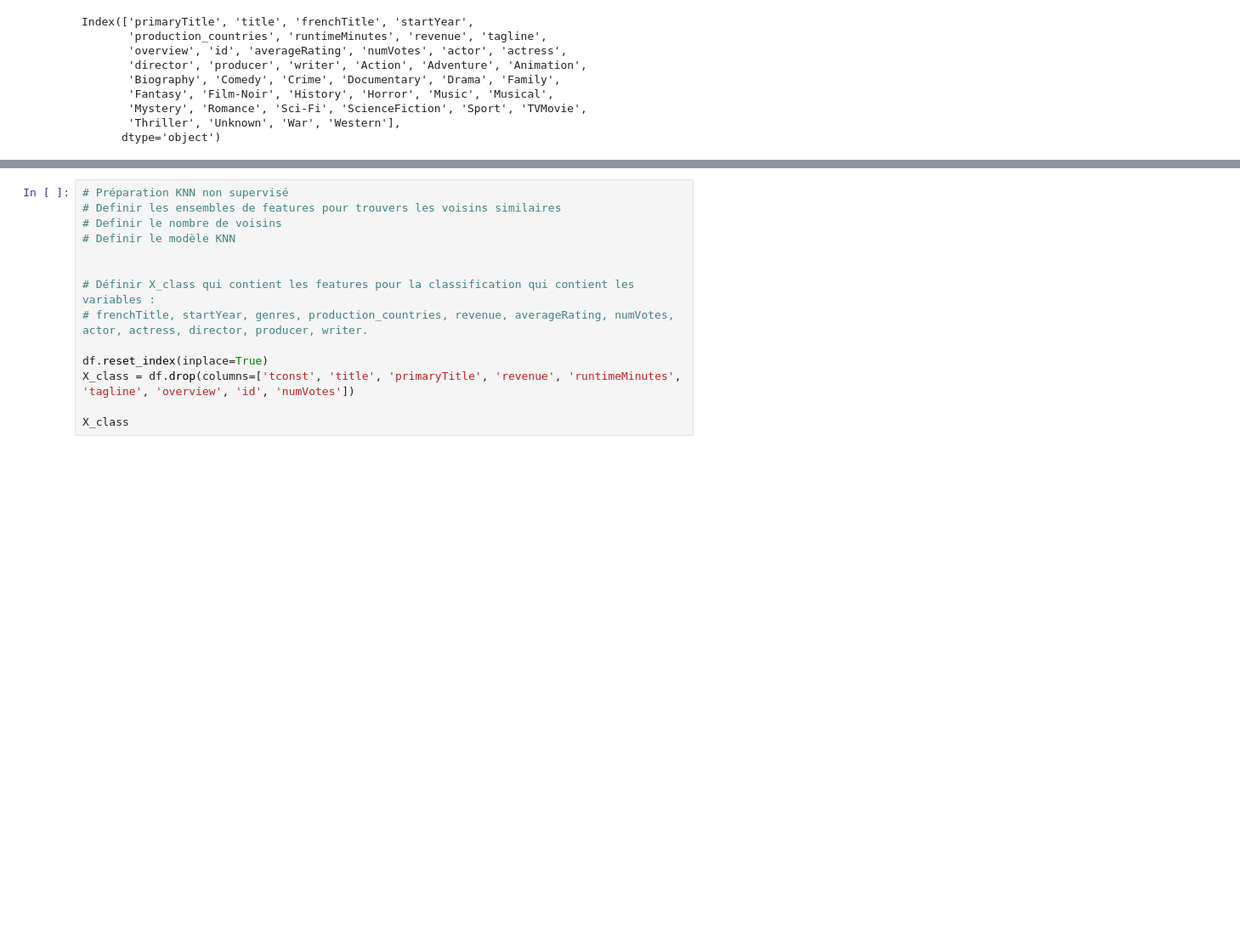
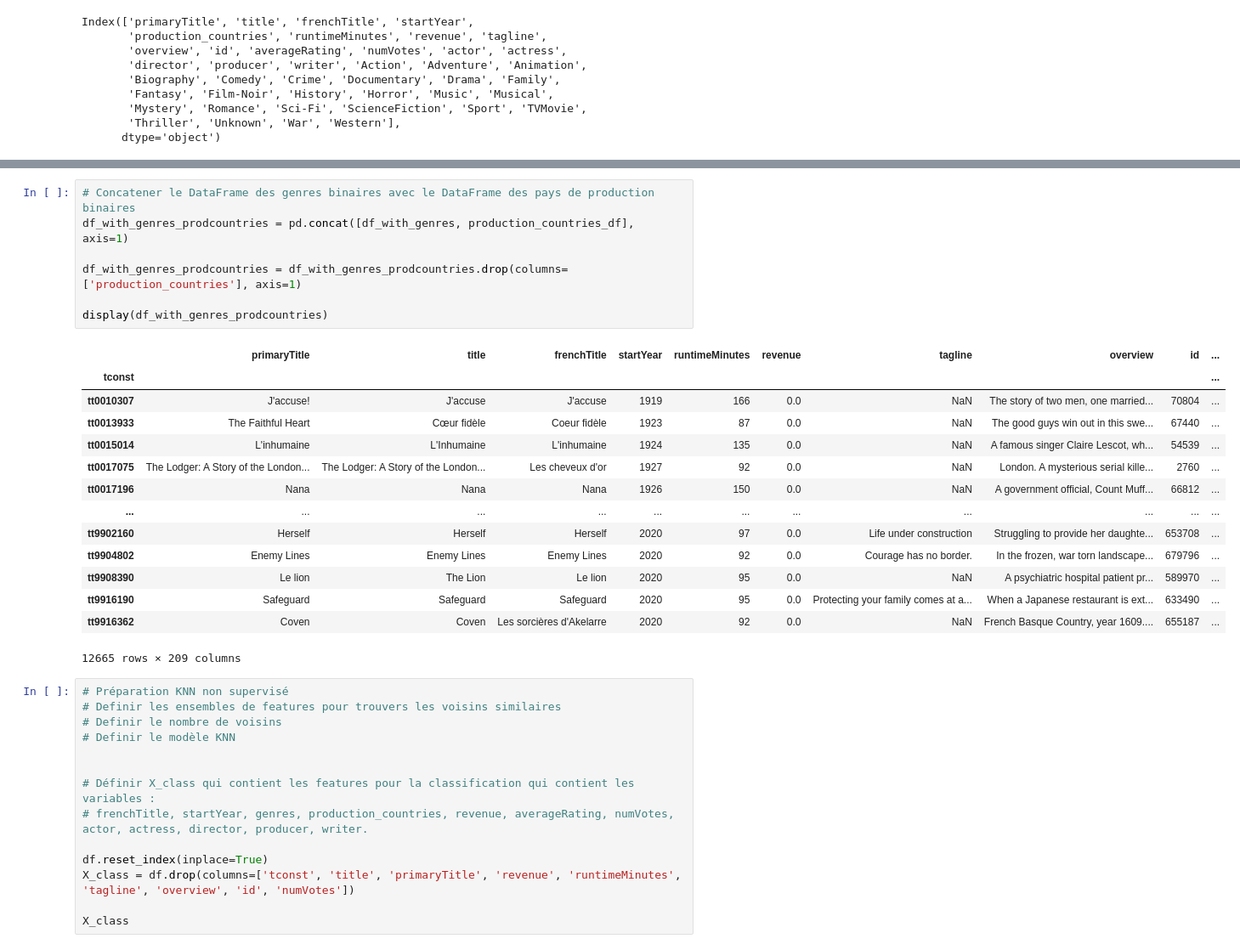
Before and after one commit to Idumii/WildCodeSchool-Projet2, a Jupyter notebook: machineLearning/ml.ipynb, the cells around one changed output, grey strips where cells are left out. Shown at 85% size. Drawn from its saved outputs; the diff is of its cells as text; blank space fills up the shorter version.

```diff
--- a/machineLearning/ml.ipynb
+++ b/machineLearning/ml.ipynb
@@ -140,3 +150,25 @@ array(['FR', 'GB', 'DE', 'IN', 'SE', 'US', 'TR', 'IT', 'ES', 'CH', 'MX',
+# %%
+# Concatener le DataFrame des genres binaires avec le DataFrame des pays de production binaires
+df_with_genres_prodcountries = pd.concat([df_with_genres, production_countries_df], axis=1)
+
+df_with_genres_prodcountries = df_with_genres_prodcountries.drop(columns=['production_countries'], axis=1)
+
+display(df_with_genres_prodcountries)
+# %% [output]
+|  | primaryTitle | title | frenchTitle | startYear | runtimeMinutes | revenue | tagline | overview | id | ... |
+| tconst |  |  |  |  |  |  |  |  |  | ... |
+| tt0010307 | J'accuse! | J'accuse | J'accuse | 1919 | 166 | 0.0 | NaN | The story of two men, one married... | 70804 | ... |
+| tt0013933 | The Faithful Heart | Cœur fidèle | Coeur fidèle | 1923 | 87 | 0.0 | NaN | The good guys win out in this swe... | 67440 | ... |
+| tt0015014 | L'inhumaine | L'Inhumaine | L'inhumaine | 1924 | 135 | 0.0 | NaN | A famous singer Claire Lescot, wh... | 54539 | ... |
+| tt0017075 | The Lodger: A Story of the London... | The Lodger: A Story of the London... | Les cheveux d'or | 1927 | 92 | 0.0 | NaN | London. A mysterious serial kille... | 2760 | ... |
+| tt0017196 | Nana | Nana | Nana | 1926 | 150 | 0.0 | NaN | A government official, Count Muff... | 66812 | ... |
+| ... | ... | ... | ... | ... | ... | ... | ... | ... | ... | ... |
+| tt9902160 | Herself | Herself | Herself | 2020 | 97 | 0.0 | Life under construction | Struggling to provide her daughte... | 653708 | ... |
+| tt9904802 | Enemy Lines | Enemy Lines | Enemy Lines | 2020 | 92 | 0.0 | Courage has no border. | In the frozen, war torn landscape... | 679796 | ... |
+| tt9908390 | Le lion | The Lion | Le lion | 2020 | 95 | 0.0 | NaN | A psychiatric hospital patient pr... | 589970 | ... |
+| tt9916190 | Safeguard | Safeguard | Safeguard | 2020 | 95 | 0.0 | Protecting your family comes at a... | When a Japanese restaurant is ext... | 633490 | ... |
+| tt9916362 | Coven | Coven | Les sorcières d'Akelarre | 2020 | 92 | 0.0 | NaN | French Basque Country, year 1609.... | 655187 | ... |
+12665 rows × 209 columns
 # %%
 # Préparation KNN non supervisé
 # Definir les ensembles de features pour trouvers les voisins similaires
```
Also changed, not shown: parts of 2 cells of this notebook.
